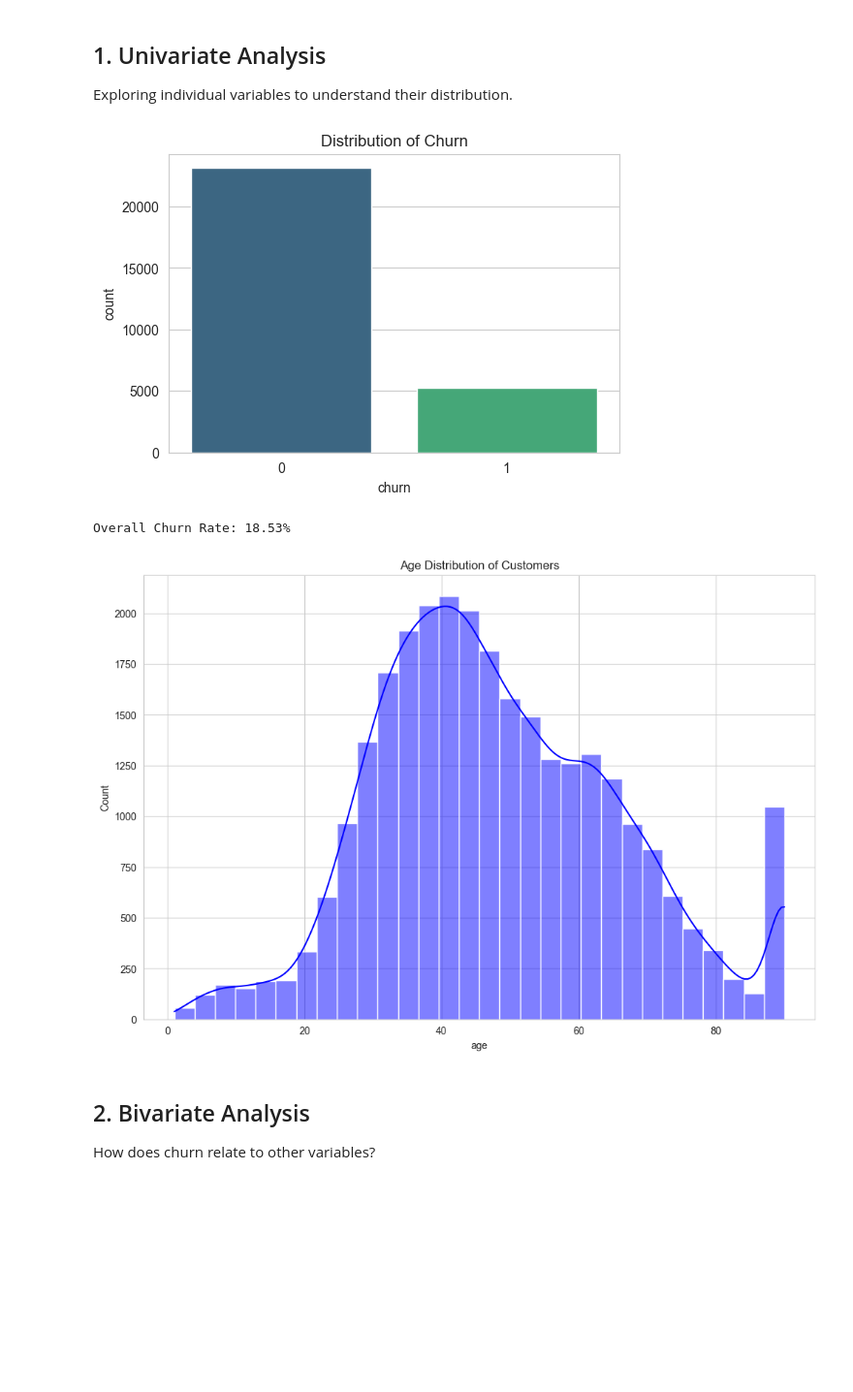
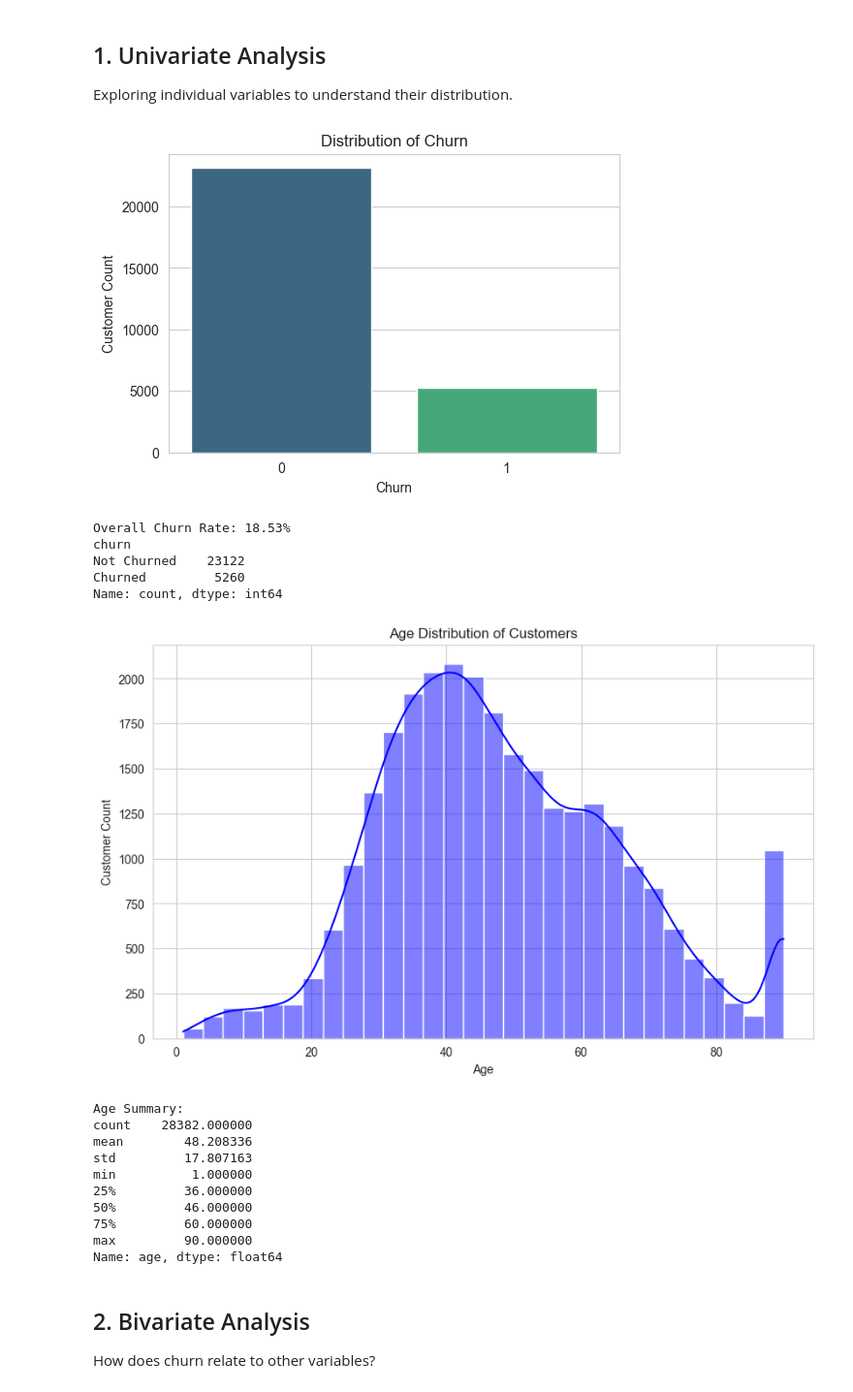
Before and after one commit to karna7777/SectionB_G09_BankingCustomerChurnAnalysis, a Jupyter notebook: notebooks/03_eda.ipynb, the cells around one changed output. Shown at 97% size. Drawn from its saved outputs; the diff is of its cells as text; code cells hidden in the pictures; blank space fills up the shorter version.

```diff
--- a/notebooks/03_eda.ipynb
+++ b/notebooks/03_eda.ipynb
@@ -28,0 +17,24 @@ df.head()
+# %%
+# Load cleaned data
+df = pd.read_csv('../data/churn_clean.csv')
+
+# Standardize column names so the analysis code stays consistent
+df.columns = (
+    df.columns
+    .str.strip()
+    .str.lower()
+    .str.replace(' ', '_')
+)
+
+df = df.rename(columns={
+    'current_balance': 'current_balance',
+    'prev_month_end_balance': 'previous_month_end_balance',
+    'avg_balance_prev_q1': 'average_monthly_balance_prevq',
+    'avg_balance_prev_q2': 'average_monthly_balance_prevq2',
+    'current_month_credit': 'current_month_credit',
+    'prev_month_credit': 'previous_month_credit',
+    'current_month_debit': 'current_month_debit',
+    'prev_month_debit': 'previous_month_debit',
+})
+
+df.head()
@@ -35,20 +55,43 @@ Exploring individual variables to understand their distribution.
 plt.figure(figsize=(6, 4))
 sns.countplot(x='churn', data=df, palette='viridis')
 plt.title('Distribution of Churn')
+plt.xlabel('Churn')
+plt.ylabel('Customer Count')
 plt.show()
 
 churn_rate = df['churn'].mean() * 100
 print(f"Overall Churn Rate: {churn_rate:.2f}%")
+print(df['churn'].value_counts().rename({0: 'Not Churned', 1: 'Churned'}))
 # %% [output]
-[figure, old version]
+[figure, new version]
 Overall Churn Rate: 18.53%
+churn
+Not Churned    23122
+Churned         5260
+Name: count, dtype: int64
 # %%
 # Age Distribution
+plt.figure(figsize=(10, 6))
 sns.histplot(df['age'], bins=30, kde=True, color='blue')
 plt.title('Age Distribution of Customers')
+plt.xlabel('Age')
+plt.ylabel('Customer Count')
 plt.show()
+
+print('Age Summary:')
+print(df['age'].describe())
 # %% [output]
-[figure, old version]
+[figure, new version]
+Age Summary:
+count    28382.000000
+mean        48.208336
+std         17.807163
+min          1.000000
+25%         36.000000
+50%         46.000000
+75%         60.000000
+max         90.000000
+Name: age, dtype: float64
 # %% [markdown]
 ## 2. Bivariate Analysis
 
```
Also changed, not shown: parts of 11 cells of this notebook, 13 other files.
